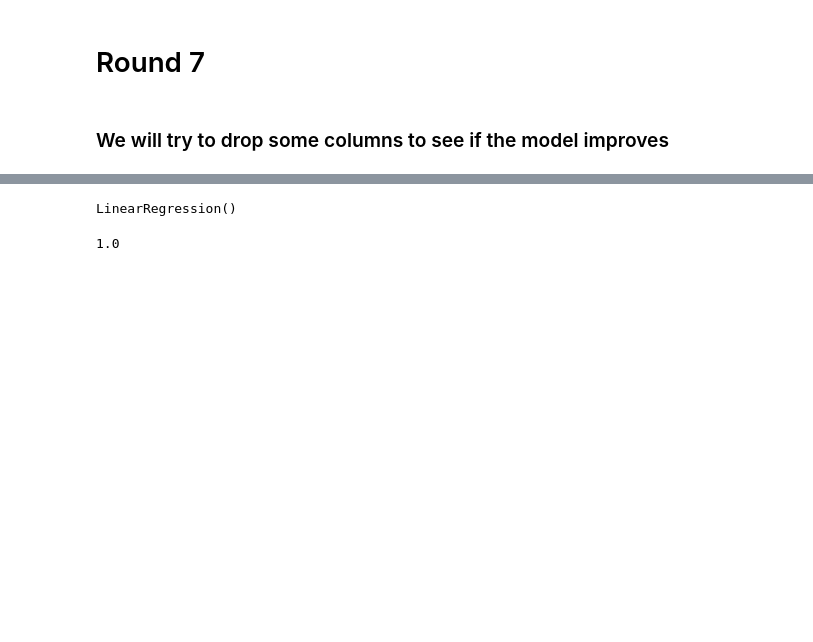
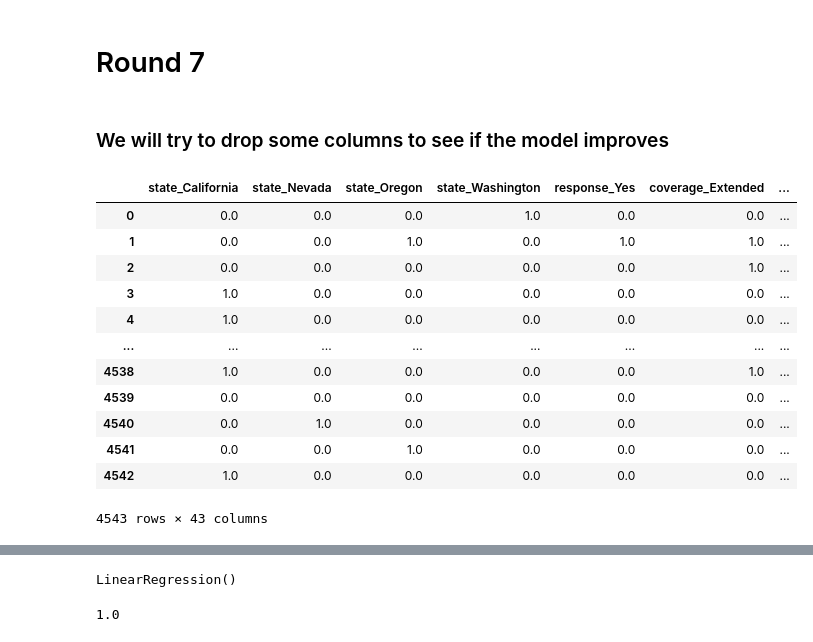
Before and after one commit to Jesus-Almansa/lab-customer-analysis-round-2, a Jupyter notebook: files_for_lab/csv_files/customer_analysis_round5.ipynb, the cells around one changed output, grey strips where cells are left out. Drawn from its saved outputs; the diff is of its cells as text; code cells hidden in the pictures; blank space fills up the shorter version.

```diff
--- a/files_for_lab/csv_files/customer_analysis_round5.ipynb
+++ b/files_for_lab/csv_files/customer_analysis_round5.ipynb
@@ -474,7 +474,7 @@ X_normalized = pd.concat([X_normalized, onehot_encoded], axis=1)
 y = df['total claim amount']
 
 X = X.drop(['total claim amount'], axis=1)
-X_normalized = X_normalized.drop(['total claim amount'], axis=1)
+# X_normalized = X_normalized.drop(['total claim amount'], axis=1)
 # %%
 X_normalized.head(9)
 # %% [output]
@@ -598,6 +598,38 @@ mae
 # Round 7
 # %% [markdown]
 ### We will try to drop some columns to see if the model improves
+# %%
+from sklearn.preprocessing import OneHotEncoder
+X_cat = X_cat.drop(['customer'],axis=1)
+encoder = OneHotEncoder(drop='first').fit(X_cat)
+encoded_cols = encoder.get_feature_names_out(input_features=X_cat.columns)
+# print(encoder.categories_)
+encoded = encoder.transform(X_cat).toarray()
+onehot_encoded = pd.DataFrame(encoded, columns=encoded_cols)
+# onehot_encoded.insert(0,'customer', X_cat.columns)
+
+display(onehot_encoded)
+# onehot_encoded.head(20)
+X  = pd.concat([X_num, onehot_encoded], axis=1)
+X_normalized = pd.concat([X_normalized, onehot_encoded], axis=1)
+y = df['total claim amount']
+
+# X = X.drop(['total claim amount'], axis=1)
+# X_normalized = X_normalized.drop(['total claim amount'], axis=1)
+# %% [output]
+|  | state_California | state_Nevada | state_Oregon | state_Washington | response_Yes | coverage_Extended | ... |
+| 0 | 0.0 | 0.0 | 0.0 | 1.0 | 0.0 | 0.0 | ... |
+| 1 | 0.0 | 0.0 | 1.0 | 0.0 | 1.0 | 1.0 | ... |
+| 2 | 0.0 | 0.0 | 0.0 | 0.0 | 0.0 | 1.0 | ... |
+| 3 | 1.0 | 0.0 | 0.0 | 0.0 | 0.0 | 0.0 | ... |
+| 4 | 1.0 | 0.0 | 0.0 | 0.0 | 0.0 | 0.0 | ... |
+| ... | ... | ... | ... | ... | ... | ... | ... |
+| 4538 | 1.0 | 0.0 | 0.0 | 0.0 | 0.0 | 1.0 | ... |
+| 4539 | 0.0 | 0.0 | 0.0 | 0.0 | 0.0 | 0.0 | ... |
+| 4540 | 0.0 | 1.0 | 0.0 | 0.0 | 0.0 | 0.0 | ... |
+| 4541 | 0.0 | 0.0 | 1.0 | 0.0 | 0.0 | 0.0 | ... |
+| 4542 | 1.0 | 0.0 | 0.0 | 0.0 | 0.0 | 0.0 | ... |
+4543 rows × 43 columns
 # %%
 X_normalized.head()
 # %% [output]
```
Also changed, not shown: parts of 15 cells of this notebook.
